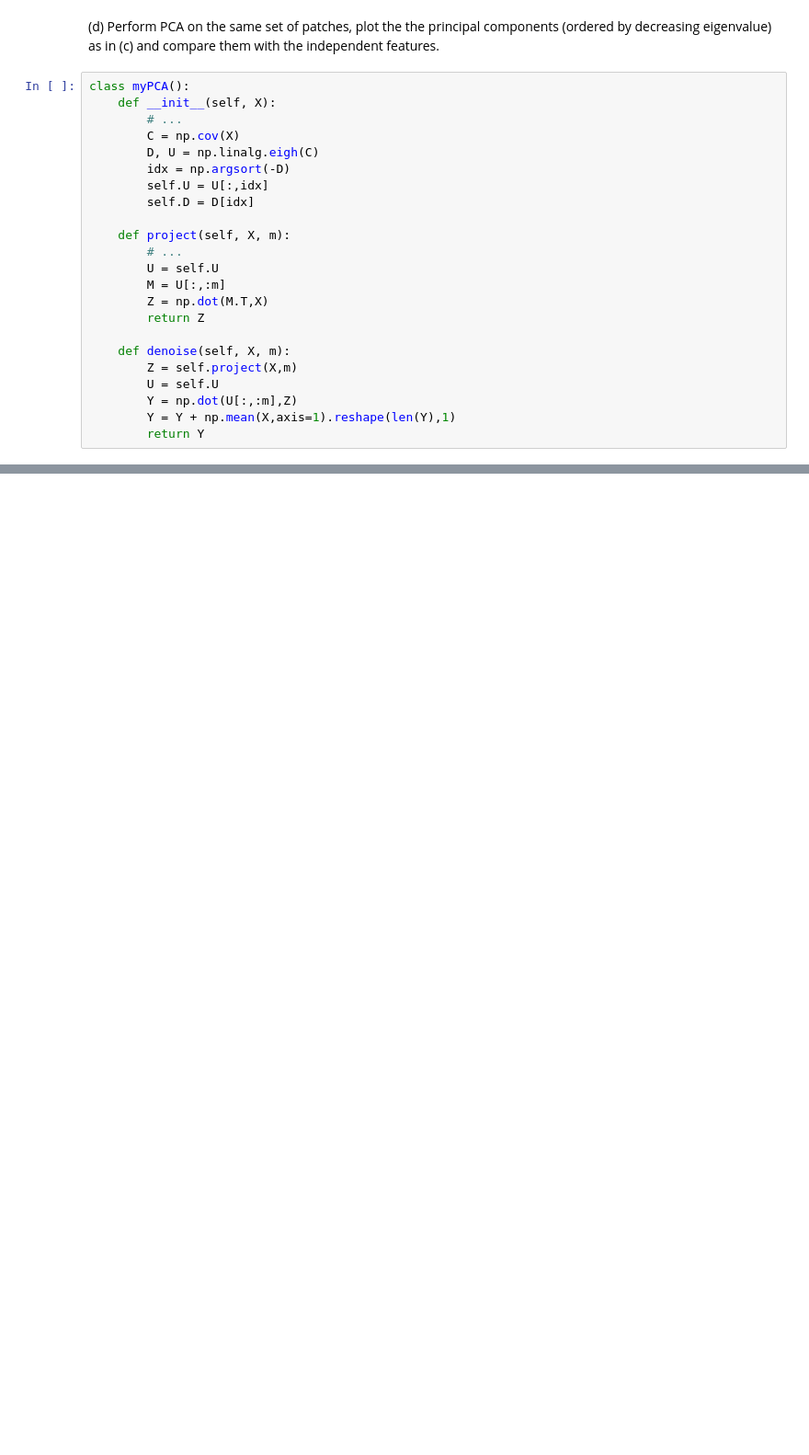
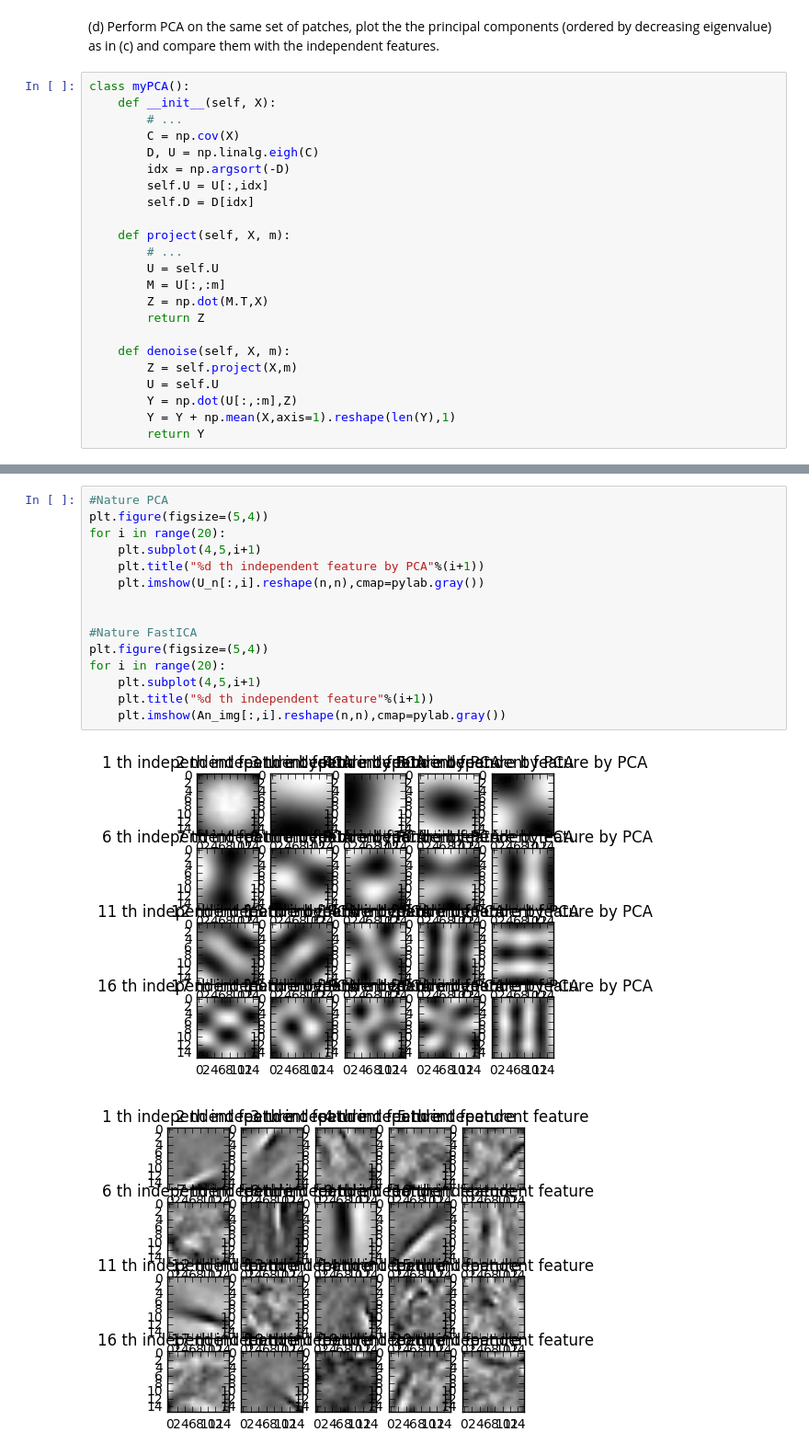
Before and after one commit to feifeizhuge/mi2, a Jupyter notebook: ex07/sheet07.ipynb, the cells around one changed output, grey strips where cells are left out. Shown at 92% size. Saved outputs shown, nothing was run; the diff lists cells and outputs as text; blank space fills up the shorter version.

```diff
--- a/ex07/sheet07.ipynb
+++ b/ex07/sheet07.ipynb
@@ -389,0 +469,18 @@ for i in range(20):
+# %%
+#Nature PCA
+plt.figure(figsize=(5,4))
+for i in range(20):
+    plt.subplot(4,5,i+1)
+    plt.title("%d th independent feature by PCA"%(i+1))
+    plt.imshow(U_n[:,i].reshape(n,n),cmap=pylab.gray())
+
+
+#Nature FastICA
+plt.figure(figsize=(5,4))
+for i in range(20):
+    plt.subplot(4,5,i+1)
+    plt.title("%d th independent feature"%(i+1))
+    plt.imshow(An_img[:,i].reshape(n,n),cmap=pylab.gray())
+# %% [output]
+[figure, added]
+[figure, added]
```
Also changed, not shown: parts of 17 cells of this notebook, 1 other file.
